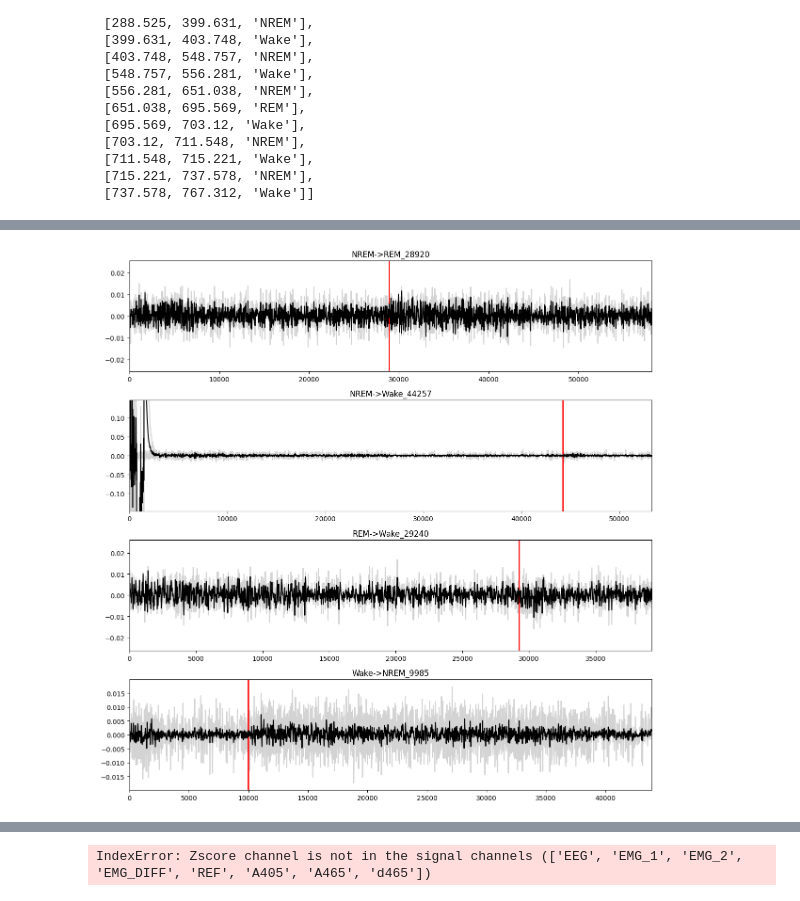
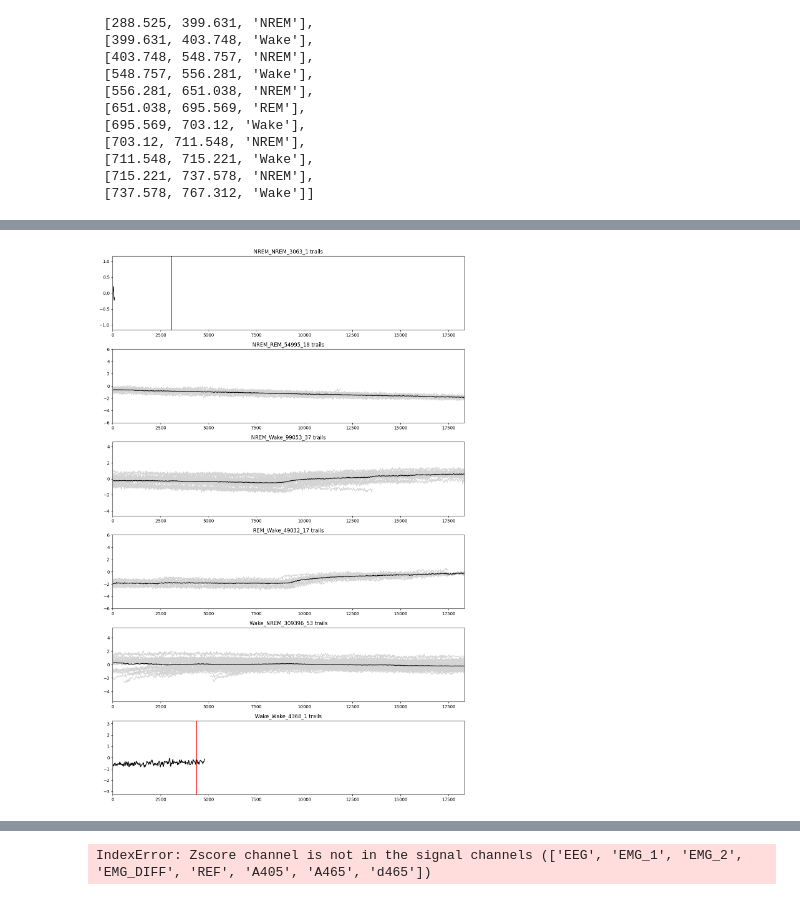
Before and after one commit to bian-lab/scripts, a Jupyter notebook: signal_process/FP_EEG_align.ipynb, the cells around one changed output, grey strips where cells are left out. Cells and saved outputs as stored; diff of their text form; code cells hidden in the pictures.

Commit message:
update EEG_FP_align, two time range to control the analyse

```diff
--- a/signal_process/FP_EEG_align.ipynb
+++ b/signal_process/FP_EEG_align.ipynb
@@ -7,16 +7,17 @@ import matplotlib.pyplot as plt
 # %% [output]
 e:\workplace\scripts\signal_process
 # %%
-data = misleep.load_mat(r'E:\workplace\EEGProcessing\00_DATA\OX_PFC\OX_4pin_6mA.mat')
-anno = misleep.load_misleep_anno(r'E:\workplace\EEGProcessing\00_DATA\OX_PFC\OX_4pin_6mA.txt')
+data = misleep.load_mat(r'\\172.16.41.188\liyating\Data\FP\20240520_test\5HT_3h\SER_Zscore.mat')
+anno = misleep.load_misleep_anno(r'\\172.16.41.188\liyating\Data\FP\20240520_test\5HT_3h\SER.txt')
 start_end_anno = anno.start_end
 
 # Define a time range for consideration,
 # means every state's duration must be greater than the time
 consider_time = 5
-consider_channel = 'd465'
-save_excel_path = r'E:\workplace\EEGProcessing\00_DATA\DA_PFC\A3_transition.xlsx'
-save_fig_path = r'E:\workplace\EEGProcessing\00_DATA\DA_PFC\A3_transition.pdf'
+plot_save_time = 300
+consider_channel = 'Zscore'
+save_csv_path = r'\\172.16.41.188\liyating\Data\FP\20240520_test\5HT_3h'
+save_fig_path = r'\\172.16.41.188\liyating\Data\FP\20240520_test\5HT_3h\SER.pdf'
 # %%
 start_end_anno
 # %% [output]
@@ -51,7 +52,7 @@ for idx, state in enumerate(start_end_anno[:-1]):
         # The two states' time must larger than 5 seconds
         if state[1] - state[0] >= consider_time and next_state[1] - next_state[0] > consider_time:
             transition_points.append(
-                [f'{state[2]}->{next_state[2]}', state[0], round((state[1] + next_state[0])/2, 3), next_state[1]]
+                [f'{state[2]}_{next_state[2]}', state[0], round((state[1] + next_state[0])/2, 3), next_state[1]]
             )
 # %%
 transition_points
@@ -93,54 +162,52 @@ transition_points_group
 channel_midata = data.pick_chs(ch_names=[consider_channel])
 channel_data = channel_midata.signals[0]
 sf = channel_midata.sf[0]
-writer = pd.ExcelWriter(save_excel_path)
 
 # Draw
 signal_figure = plt.figure(figsize=(12, 3*len(transition_points_group)))
 signal_ax = signal_figure.subplots(nrows=len(transition_points_group))
 signal_figure.set_tight_layout(True)
 
 group_data = {}
 for idx, transition_points in enumerate(transition_points_group):
     _name = transition_points[0][0]
     previous_max_length = max([int(each[2]*sf)-int(each[1]*sf) for each in transition_points])
     later_max_length = max([int(each[3]*sf)-int(each[2]*sf)for each in transition_points])
     _name = f'{_name}_{previous_max_length}'
     _temp_lst = []
     for each in transition_points:
         previous_data = channel_data[int(each[1]*sf): int(each[2]*sf)]
-        previous_data_padded = np.pad(previous_data, (0, previous_max_length - len(previous_data)), 'constant', constant_values=0)
+        previous_data_padded = np.pad(previous_data, (previous_max_length - len(previous_data), 0), 'constant', constant_values=np.nan)
         later_data = channel_data[int(each[2]*sf): int(each[3]*sf)]
-        later_data_padded = np.pad(later_data, (0, later_max_length - len(later_data)), 'constant', constant_values=0)
+        later_data_padded = np.pad(later_data, (0, later_max_length - len(later_data)), 'constant', constant_values=np.nan)
         _temp_lst.append(np.concatenate([previous_data_padded, later_data_padded]))
 
-    _temp_lst = np.array(_temp_lst)
+    nan_temp_lst = np.array(_temp_lst)
+    zero_temp_lst = np.nan_to_num(nan_temp_lst)
 
-    [signal_ax[idx].plot(each, color='lightgray') for each in _temp_lst]
-    signal_ax[idx].axvline(previous_max_length, color='red', linewidth=2)
-    signal_ax[idx].set_xlim(0, previous_max_length+later_max_length)
-    _max = np.mean(np.abs(_temp_lst))*10
+    pd.DataFrame(data=np.array(_temp_lst).T,
+        columns=['->'.join([str(_) for _ in each[1:]]) for each in transition_points]
+        ).to_csv(f'{save_csv_path}\{_name}.csv', index=False)
+
+    [signal_ax[idx].plot(each[previous_max_length-int(30*sf): previous_max_length+int(30*sf)], color='lightgray') for each in nan_temp_lst]
+    signal_ax[idx].axvline(int(30*sf), color='red', linewidth=2)
+    signal_ax[idx].set_xlim(0, int(60*sf))
+    _max = np.max(np.abs(zero_temp_lst))*2
     signal_ax[idx].set_ylim(-_max, _max)
-    signal_ax[idx].set_title(_name)
+    signal_ax[idx].set_title(f'{_name}_{len(transition_points)} trails')
 
     # calculate mean line
-    _mean_group_data = np.mean(_temp_lst, axis=0)
-    signal_ax[idx].plot(_mean_group_data, color='black')
+    _mean_group_data = np.nanmean(nan_temp_lst, axis=0)
+    signal_ax[idx].plot(_mean_group_data[previous_max_length-int(30*sf): previous_max_length+int(30*sf)], color='black')
 
     # signal_ax[idx].xaxis.set_ticks(
     #     [int(each * sf) for each in range(0, previous_max_length+later_max_length+1, 5)],
     #     np.arange(-previous_max_length, later_max_length+1, 5),
     # )
 
-    _df = pd.DataFrame(data=np.array(_temp_lst).T,
-        columns=['->'.join([str(_) for _ in each[1:]]) for each in transition_points])
-
-    _df.to_excel(excel_writer=writer, sheet_name=_name, index=False)
-
 signal_figure.savefig(save_fig_path, dpi=300)
-writer.close()
 # %% [output]
-[figure, old version]
+[figure, new version]
 # %%
 ['->'.join([str(_) for _ in each[1:]]) for each in transition_points]
 # %% [output]
```
Also changed, not shown: parts of 4 cells of this notebook, 2 other files.
